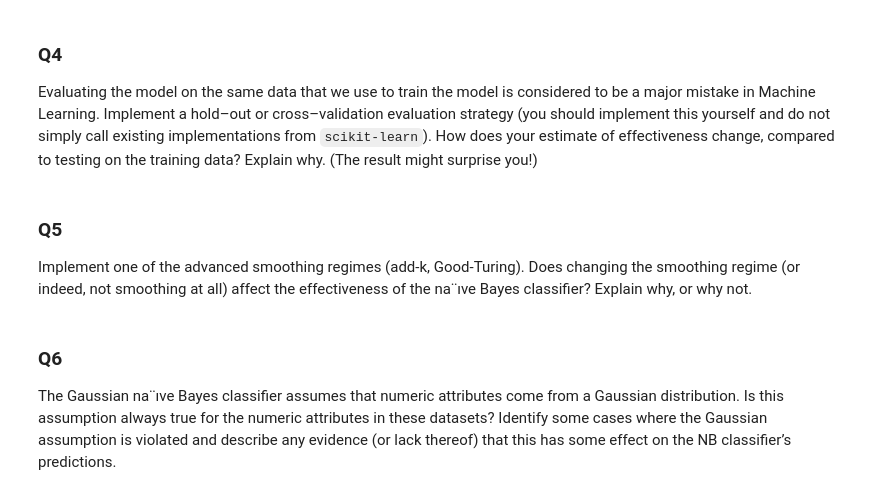
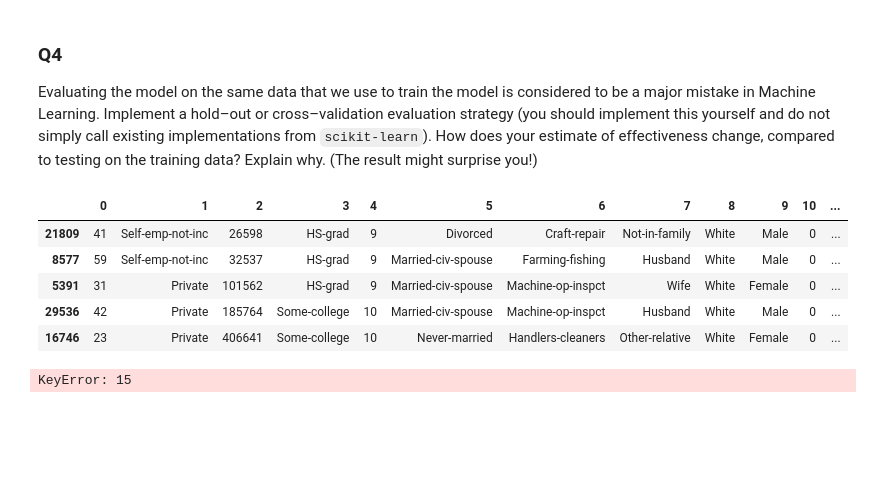
Before and after one commit to JerryMu/Naive-Bayes, a Jupyter notebook: assignment1.ipynb, the cells around one changed output. Drawn from its saved outputs; the diff is of its cells as text; code cells hidden in the pictures; blank space fills up the shorter version.

```diff
--- a/assignment1.ipynb
+++ b/assignment1.ipynb
@@ -583,9 +605,10 @@ correct 8201 12960
 # %% [markdown]
 ### Q4
 Evaluating the model on the same data that we use to train the model is considered to be a major mistake in Machine Learning. Implement a hold–out or cross–validation evaluation strategy (you should implement this yourself and do not simply call existing implementations from `scikit-learn`). How does your estimate of effectiveness change, compared to testing on the training data? Explain why. (The result might surprise you!)
-# %% [markdown]
-### Q5
-Implement one of the advanced smoothing regimes (add-k, Good-Turing). Does changing the smoothing regime (or indeed, not smoothing at all) affect the effectiveness of the na¨ıve Bayes classifier? Explain why, or why not.
-# %% [markdown]
-### Q6
-The Gaussian na¨ıve Bayes classifier assumes that numeric attributes come from a Gaussian distribution. Is this assumption always true for the numeric attributes in these datasets? Identify some cases where the Gaussian assumption is violated and describe any evidence (or lack thereof) that this has some effect on the NB classifier’s predictions.
+# %%
+#hold_out
+def separate_data(data,missing_values):
+    data = preprocess(data,missing_values)
+    X_train = data.sample(frac = 0.8, random_state = 123)
+    X_test  = data.drop(index = X_train.index)
+    return X_train,X_test
@@ -591,0 +620,15 @@ The Gaussian na¨ıve Bayes classifier assumes that numeric attributes come from
+# %%
+adult_train,adult_test = separate_data(adult,'?')
+adult_train.head()
+# %% [output]
+|  | 0 | 1 | 2 | 3 | 4 | 5 | 6 | 7 | 8 | 9 | 10 | ... |
+| 21809 | 41 | Self-emp-not-inc | 26598 | HS-grad | 9 | Divorced | Craft-repair | Not-in-family | White | Male | 0 | ... |
+| 8577 | 59 | Self-emp-not-inc | 32537 | HS-grad | 9 | Married-civ-spouse | Farming-fishing | Husband | White | Male | 0 | ... |
+| 5391 | 31 | Private | 101562 | HS-grad | 9 | Married-civ-spouse | Machine-op-inspct | Wife | White | Female | 0 | ... |
+| 29536 | 42 | Private | 185764 | Some-college | 10 | Married-civ-spouse | Machine-op-inspct | Husband | White | Male | 0 | ... |
+| 16746 | 23 | Private | 406641 | Some-college | 10 | Never-married | Handlers-cleaners | Other-relative | White | Female | 0 | ... |
+# %%
+adult_prior,adult_llh_dict=train(adult_train)
+audlt_eval = evaluate(adult_train,adult_prior,adult_llh_dict)
+# %% [output]
+KeyError: 15
```
Also changed, not shown: parts of 21 cells of this notebook.
